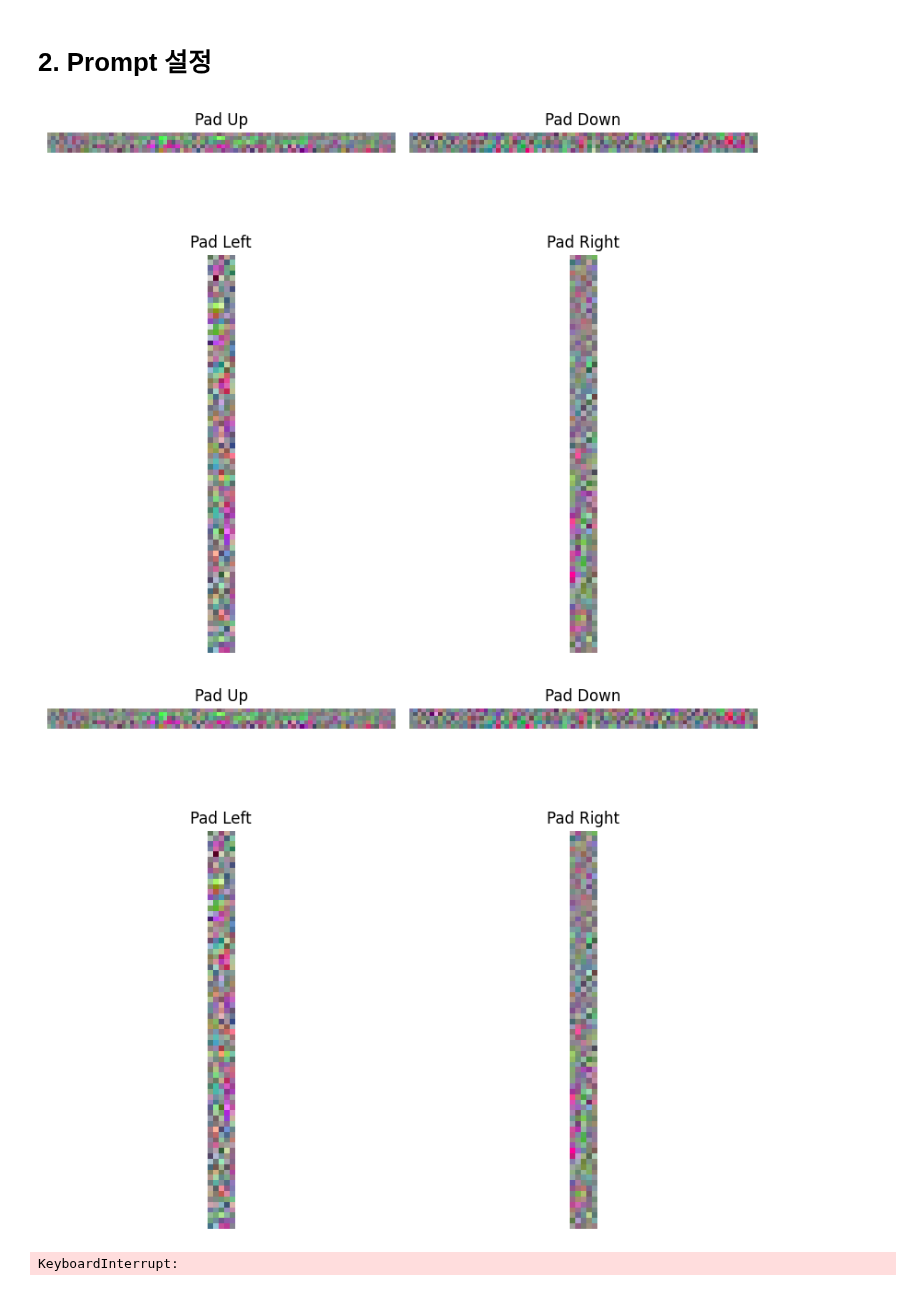
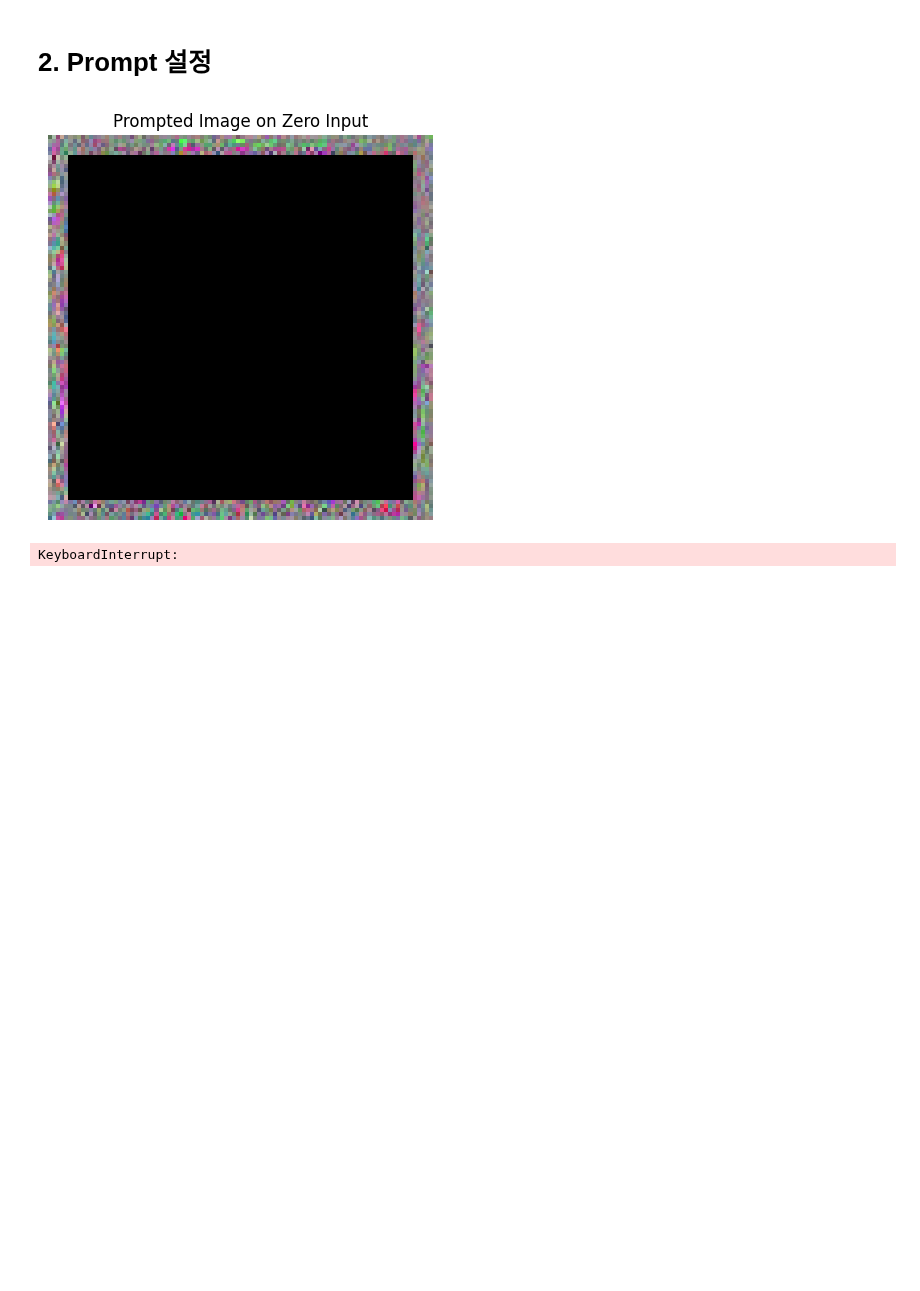
Before and after one commit to SKKUJMLim/prompt_maml, a Jupyter notebook: analysis/prompt_test.ipynb, the cells around one changed output. Drawn from its saved outputs; the diff is of its cells as text; code cells hidden in the pictures; blank space fills up the shorter version.

```diff
--- a/analysis/prompt_test.ipynb
+++ b/analysis/prompt_test.ipynb
@@ -284,34 +299,47 @@ for sample_idx, train_sample in enumerate(train_data):
               num_step=num_step,
               training_phase=False,
               epoch=0)
 
             names_weights_copy, prompted_weights_copy = maml_system.model.apply_inner_loop_update(
              loss=support_loss,
              names_weights_copy=names_weights_copy,
              prompted_weights_copy=prompted_weights_copy,
              use_second_order=True,
              current_step_idx=num_step,
              current_iter='test',
              training_phase=False)
 
             # print("num_step == ", num_step)
             # prompted_images = maml_system.model.classifier.prompt(x=x_support_set_task, prompted_params=prompted_weights_copy)
             # show_batch(images=prompted_images, labels=y_support_set_task, datasets=datasets)
 
             if num_step == 4:
 
-                plot_all_pad_prompts(prompted_weights_copy)
+                # 1. 빈 이미지 생성
+                zero_image = torch.zeros(3, 84, 84)
+                # 2. 시각화
+                visualize_full_prompted_image(zero_image, prompted_weights_copy, title="Prompted Image on Zero Input")
+
+#                 prompted_images = maml_system.model.classifier.prompt(x=x_target_set_task, prompted_params=prompted_weights_copy)
+#                 unnormalize = UnNormalize(mean=(0.485, 0.456, 0.406), std=(0.229, 0.224, 0.225))
+#                 image_for_display = unnormalize(prompted_images[0].cpu())
+
+#                 img_pil = T.ToPILImage()(image_for_display.clamp(0, 1).cpu())  # clamp to [0,1]
+#                 plt.imshow(img_pil)
+#                 plt.title("Prompted + Normalized + Unnormalized for Display")
+#                 plt.axis("off")
+#                 plt.show()
+
 
                 target_loss, target_preds = maml_system.model.net_forward(
                     x=x_target_set_task,
                     y=y_target_set_task,
                     weights=names_weights_copy,
                     prompted_weights=prompted_weights_copy,
                     backup_running_statistics=False, training=True,
                     num_step=num_step,
                     training_phase=False,
                     epoch=0)
 # %% [output]
-[figure, old version]
+[figure, new version]
-[figure, removed]
 KeyboardInterrupt:
```
Also changed, not shown: parts of 3 cells of this notebook, 1 other file.
